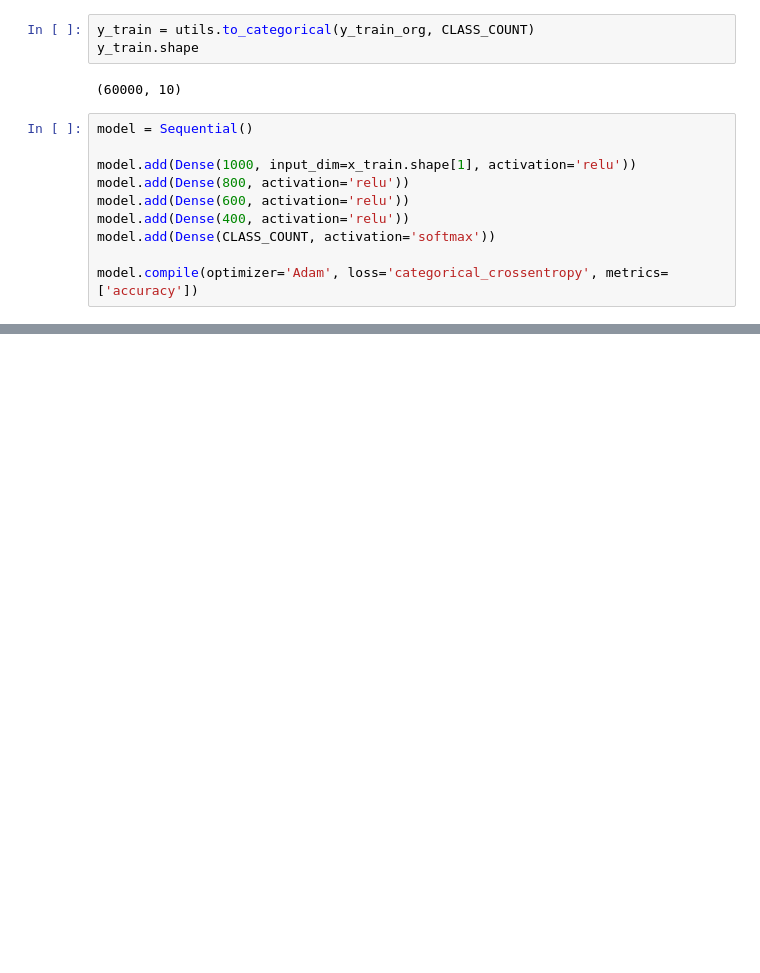
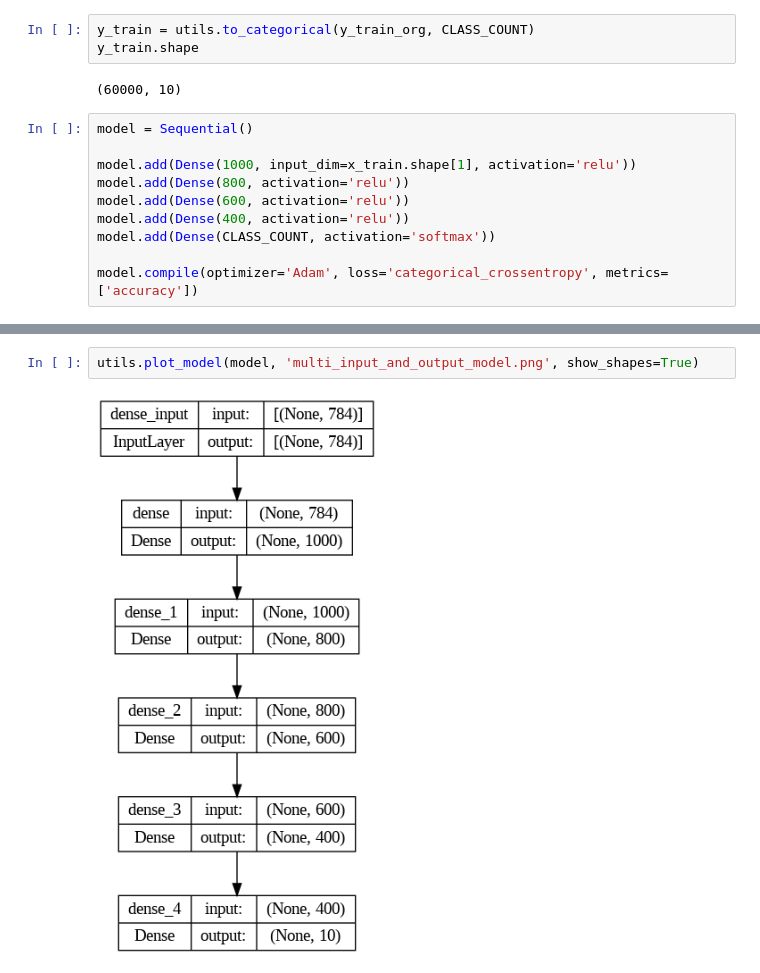
Before and after one commit to Giocatory/ml_ai_learning, a Jupyter notebook: mnist.ipynb, the cells around one changed output, grey strips where cells are left out. Saved outputs shown, nothing was run; the diff lists cells and outputs as text; blank space fills up the shorter version.

```diff
--- a/mnist.ipynb
+++ b/mnist.ipynb
@@ -88,0 +96,4 @@ print(y_train_org[n])
+# %%
+utils.plot_model(model, 'multi_input_and_output_model.png', show_shapes=True)
+# %% [output]
+[figure, added]
```
Also changed, not shown: parts of 4 cells of this notebook.
